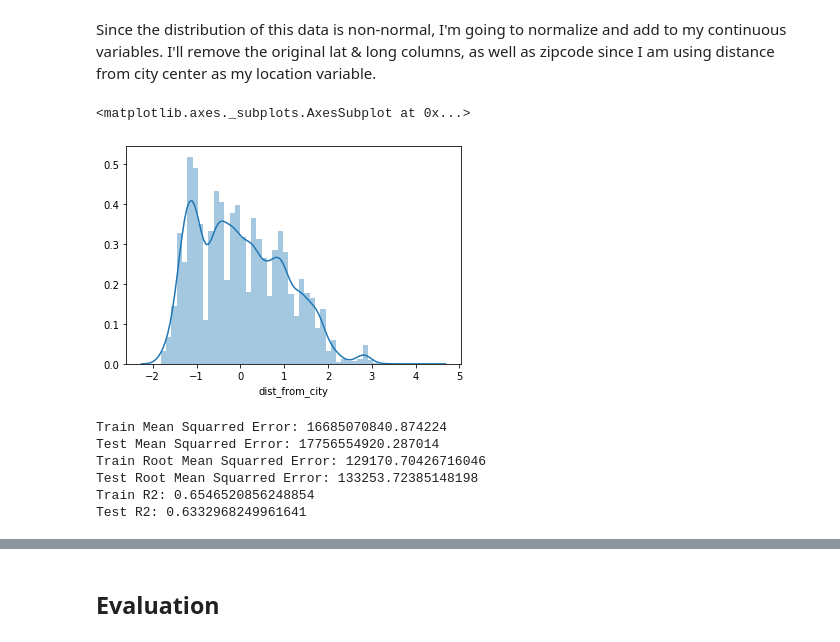
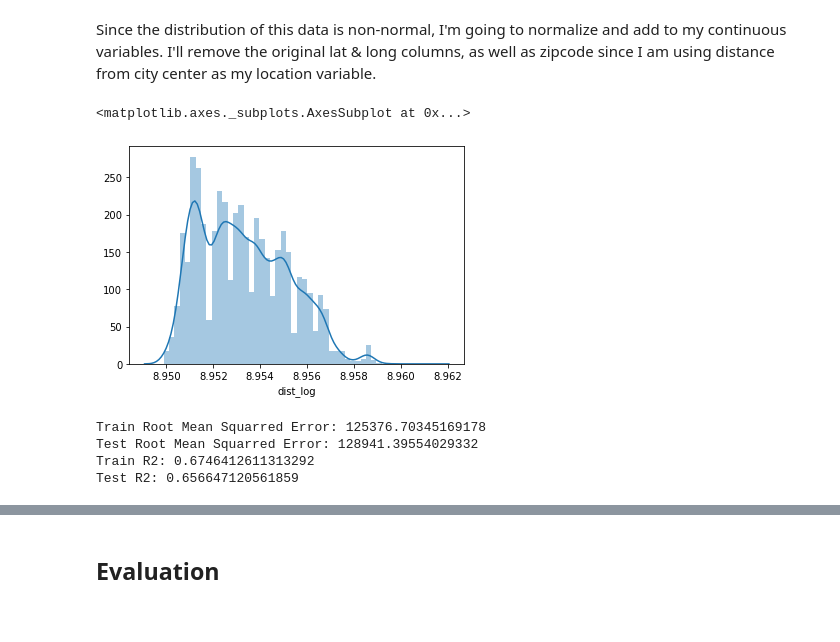
Before and after one commit to christisarv/linear-modeling-house-prices, a Jupyter notebook: Housing Data Model & Analysis.ipynb, the cells around one changed output, grey strips where cells are left out. Cells and saved outputs as stored; diff of their text form; code cells hidden in the pictures.

```diff
--- a/Housing Data Model & Analysis.ipynb
+++ b/Housing Data Model & Analysis.ipynb
@@ -292,3 +275,6 @@ new_X = pd.concat([geo_cols_norm, con_cols_norm, new_data[cat_cols]], axis=1)
+# %%
+new_data['sqft_living_log'] = np.log1p(data["sqft_living"])
+new_data['sqft_lot_log'] = np.log1p(data["sqft_lot"])
 # %%
 fig = plt.figure(figsize = (6,3))
 ax = fig.gca()
@@ -345,2 +290,2 @@ new_data.head()
 # %%
-cat_cols_new = pd.concat([new_data[cat_cols], new_data['has_basement']], axis=1)
+new_X = pd.concat([new_data[geo_cols], new_data['sqft_living_log'], new_data['sqft_lot_log'], new_data['has_basement'], new_data[cat_cols]], axis=1)
@@ -356,3 +292 @@ cat_cols_new.head()
-# %%
-new_X = pd.concat([geo_cols_norm, con_cols_norm, cat_cols_new], axis=1)
 # %%
@@ -450,5 +438,7 @@ dist_norm = normalize(new_data['dist_from_city'])
+# %%
+new_X['dist_log'] = np.log1p(new_data['dist_from_city'])
 # %%
-sns.distplot(dist_norm)
+sns.distplot(new_X['dist_log'])
 # %% [output]
 <matplotlib.axes._subplots.AxesSubplot at 0x...>
-[figure, old version]
+[figure, new version]
@@ -466,19 +455,15 @@ model3 = linreg.fit(X_train_scaled_3, y_train)
 y_hat_train = linreg.predict(X_train_scaled_3)
 y_hat_test = linreg.predict(X_test_scaled_3)
 # %%
-print(f'Train Mean Squarred Error: {mean_squared_error(y_train, y_hat_train)}')
-print(f'Test Mean Squarred Error: {mean_squared_error(y_test, y_hat_test)}')
 print(f'Train Root Mean Squarred Error: {np.sqrt(mean_squared_error(y_train, y_hat_train))}')
 print(f'Test Root Mean Squarred Error: {np.sqrt(mean_squared_error(y_test, y_hat_test))}')
 print(f'Train R2: {r2_score(y_train, y_hat_train)}')
 print(f'Test R2: {r2_score(y_test, y_hat_test)}')
 # %% [output]
-Train Mean Squarred Error: 16685070840.874224
-Test Mean Squarred Error: 17756554920.287014
-Train Root Mean Squarred Error: 129170.70426716046
-Test Root Mean Squarred Error: 133253.72385148198
-Train R2: 0.6546520856248854
-Test R2: 0.6332968249961641
+Train Root Mean Squarred Error: 125376.70345169178
+Test Root Mean Squarred Error: 128941.39554029332
+Train R2: 0.6746412611313292
+Test R2: 0.656647120561859
 # %%
 coefficients = linreg.coef_
 # coefficients = abs(coefficients)
```
Also changed, not shown: parts of 45 cells of this notebook.
